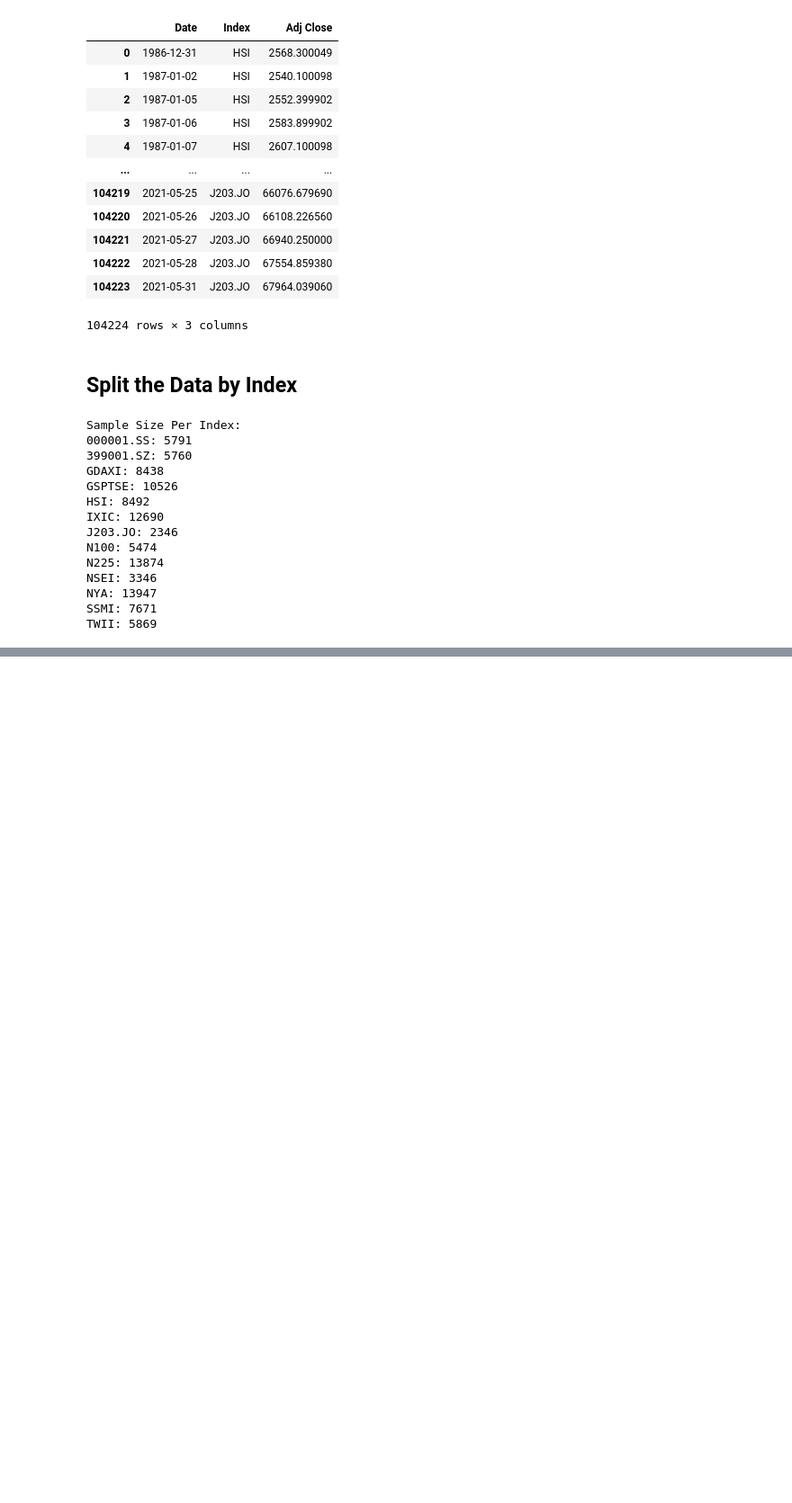
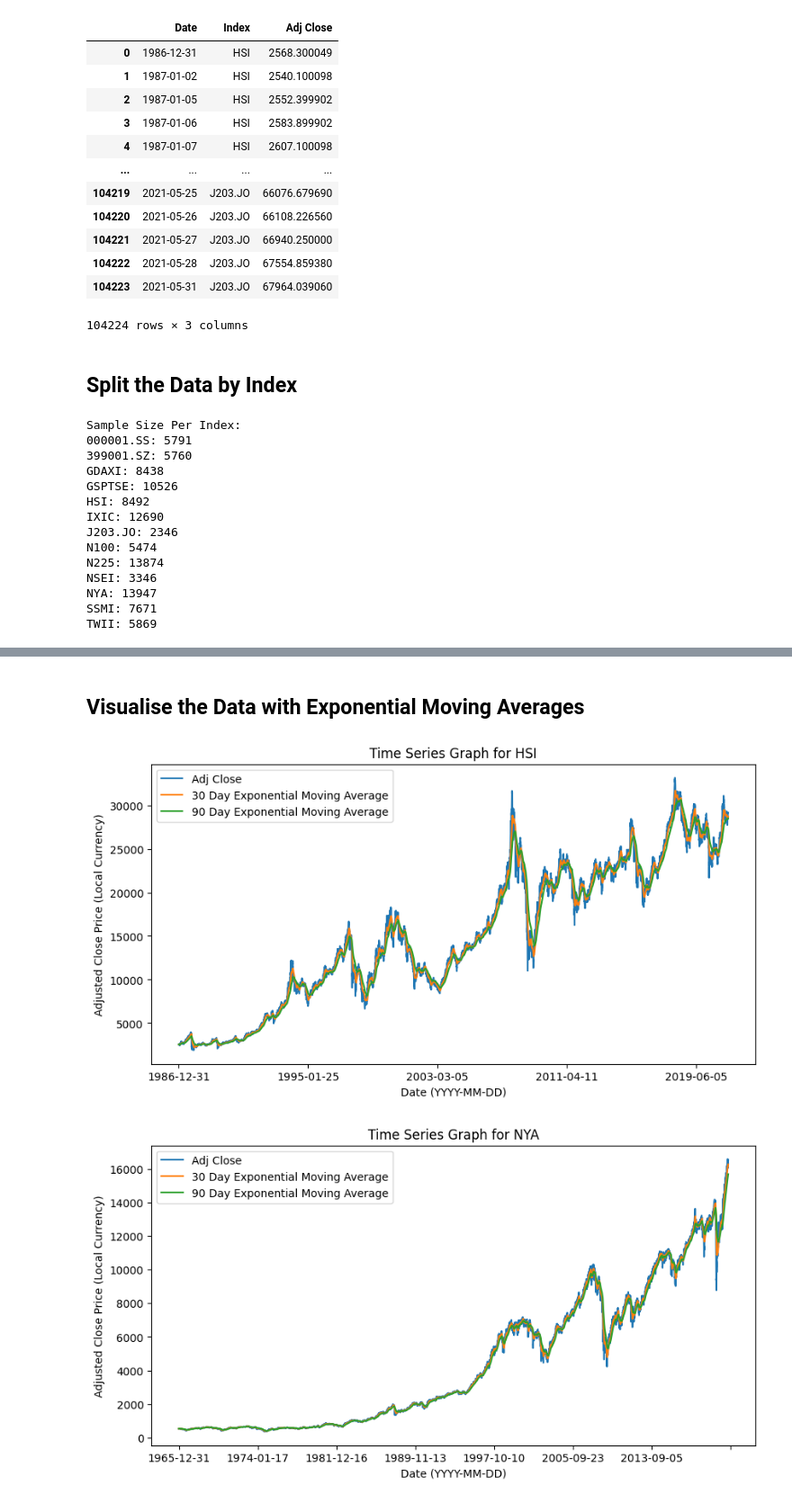
Before and after one commit to IsaacCheng9/stock-exchange-analysis, a Jupyter notebook: data_analysis.ipynb, the cells around one changed output, grey strips where cells are left out. Shown at 90% size. Saved outputs shown, nothing was run; the diff lists cells and outputs as text; code cells hidden in the pictures; blank space fills up the shorter version.

```diff
--- a/data_analysis.ipynb
+++ b/data_analysis.ipynb
@@ -121,0 +125,31 @@ for index in data["Index"].unique():
+# %% [markdown]
+## Visualise the Data with Exponential Moving Averages
+# %%
+for index in data["Index"].unique():
+    # Calculate 30 and 90 day exponential moving averages for each index.
+    data_frames_per_index[index]["30 Day Exponential Moving Average"] = (
+        data_frames_per_index[index]["Adj Close"].ewm(span=30).mean()
+    )
+    data_frames_per_index[index]["90 Day Exponential Moving Average"] = (
+        data_frames_per_index[index]["Adj Close"].ewm(span=90).mean()
+    )
+
+# Generate a time series graph for each index.
+for index in data["Index"].unique():
+    data_frames_per_index[index].plot(
+        x="Date",
+        y=[
+            "Adj Close",
+            # "30 Day Simple Moving Average",
+            # "90 Day Simple Moving Average",
+            "30 Day Exponential Moving Average",
+            "90 Day Exponential Moving Average",
+        ],
+        xlabel="Date (YYYY-MM-DD)",
+        ylabel="Adjusted Close Price (Local Currency)",
+        title=f"Time Series Graph for {index}",
+        figsize=(10, 5),
+    )
+# %% [output]
+[figure, added]
+[figure, added]
```
Also changed, not shown: parts of 5 cells of this notebook.
